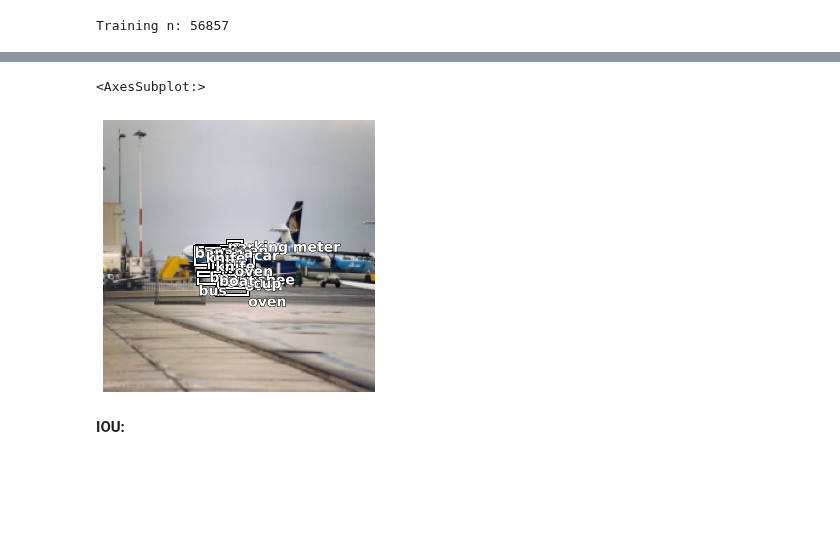
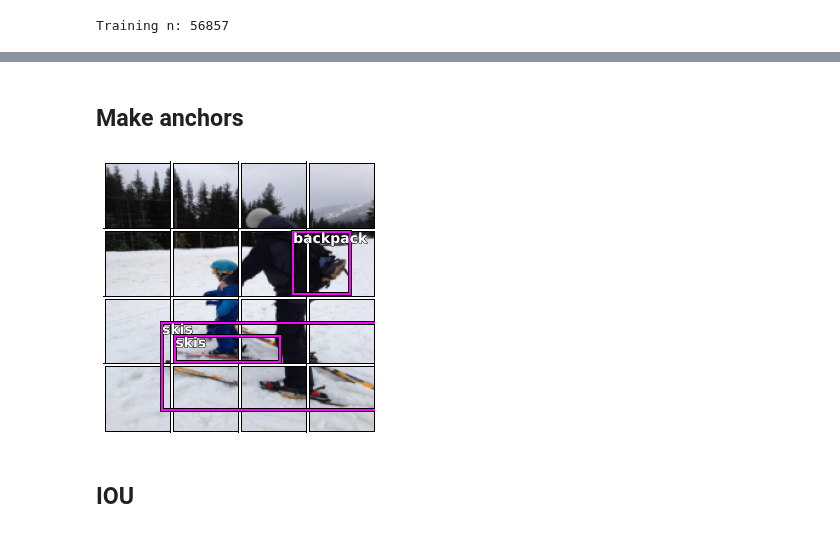
Before and after one commit to mccallion/rory, a Jupyter notebook: _20201027_bboxes_C2018_L9.ipynb, the cells around one changed output, grey strips where cells are left out. Saved outputs shown, nothing was run; the diff lists cells and outputs as text; code cells hidden in the pictures; blank space fills up the shorter version.

```diff
--- a/_20201027_bboxes_C2018_L9.ipynb
+++ b/_20201027_bboxes_C2018_L9.ipynb
@@ -256,5 +250,2 @@ show_bb(dec_im, bbox, lbl)
-# %%
-show_bb(dec_im, pred_bbox, pred_lbl.max(1)[1])
-# %% [output]
-<AxesSubplot:>
-[figure, removed]
+# %% [markdown]
+## Make anchors
@@ -261,2 +260,14 @@ show_bb(dec_im, pred_bbox, pred_lbl.max(1)[1])
+# %%
+# make anchor bboxes in fastai2 format
+anc_bbox = torch.stack([2*(anchors[:,0]-anchors[:,3]/2)-1,
+                        2*(anchors[:,1]-anchors[:,2]/2)-1,
+                        2*(anchors[:,0]+anchors[:,3]/2)-1,
+                        2*(anchors[:,1]+anchors[:,2]/2)-1], axis=1)
+# %%
+# show anchorbbs and targbbs together
+ctx = show_bb(dec_im, anc_bbox)
+show_bb(dec_im, bbox, lbl, ctx=ctx, color='magenta');
+# %% [output]
+[figure, added]
 # %% [markdown]
-**IOU:**
+## IOU
```
Also changed, not shown: parts of 24 cells of this notebook, 3 other files.
